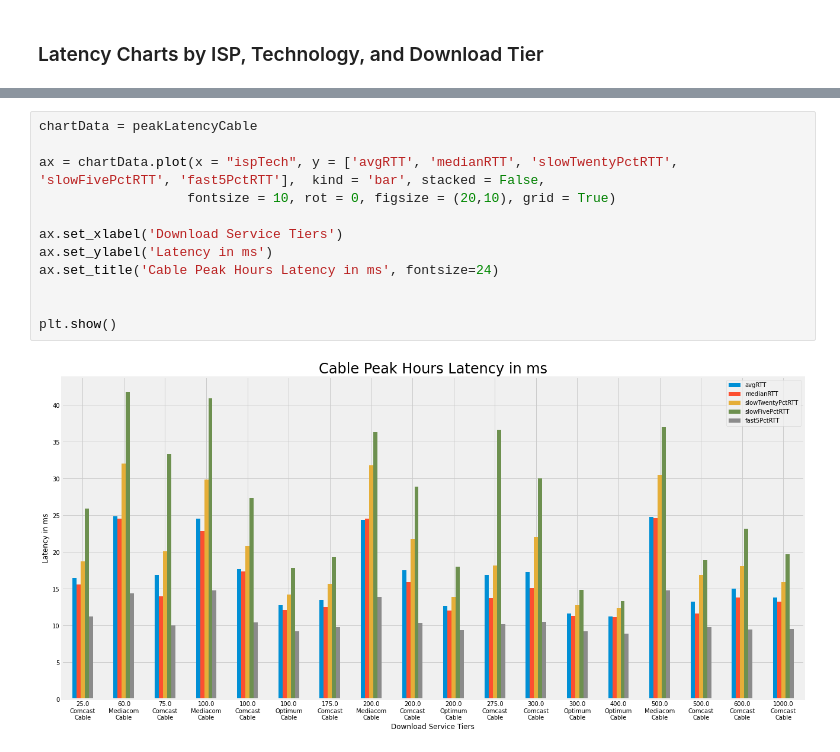
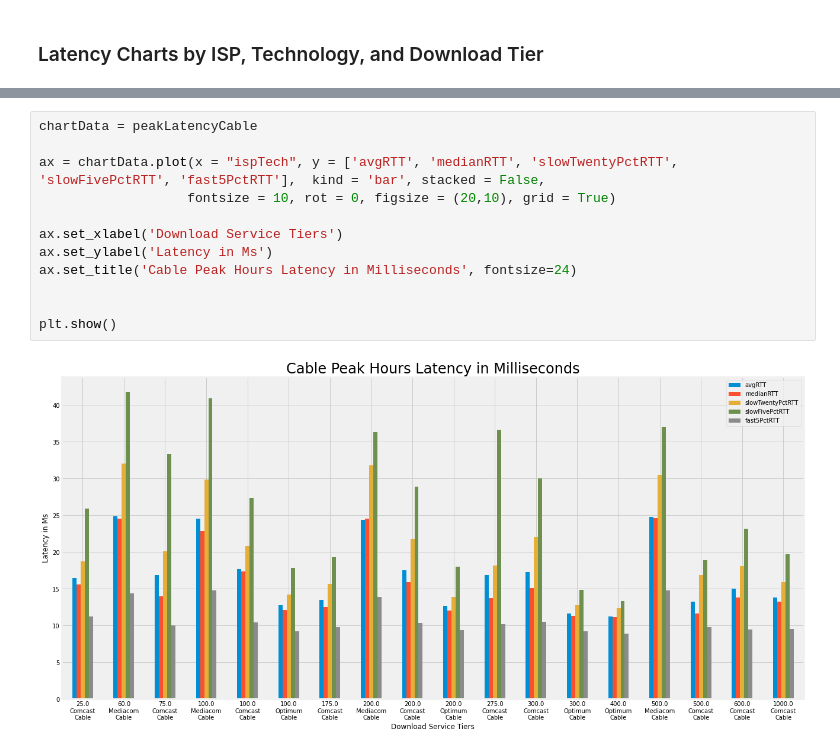
Before and after one commit to afreund415/MBA-broadband-research, a Jupyter notebook: MBA Latency Charts IPv4.ipynb, the cells around one changed output, grey strips where cells are left out. Drawn from its saved outputs; the diff is of its cells as text.

```diff
--- a/MBA Latency Charts IPv4.ipynb
+++ b/MBA Latency Charts IPv4.ipynb
@@ -280,17 +281,17 @@ plt.show()
 # %%
 chartData = peakLatencyCable
 
 ax = chartData.plot(x = "ispTech", y = ['avgRTT', 'medianRTT', 'slowTwentyPctRTT', 'slowFivePctRTT', 'fast5PctRTT'],  kind = 'bar', stacked = False,
                    fontsize = 10, rot = 0, figsize = (20,10), grid = True)
 
 ax.set_xlabel('Download Service Tiers')
-ax.set_ylabel('Latency in ms')
-ax.set_title('Cable Peak Hours Latency in ms', fontsize=24)
+ax.set_ylabel('Latency in Ms')
+ax.set_title('Cable Peak Hours Latency in Milliseconds', fontsize=24)
 
 
 plt.show()
 # %% [output]
-[figure, old version]
+[figure, new version]
 # %%
 chartData = fullDayLatencyCable
 
```
Also changed, not shown: parts of 11 cells of this notebook, 2 other files.
